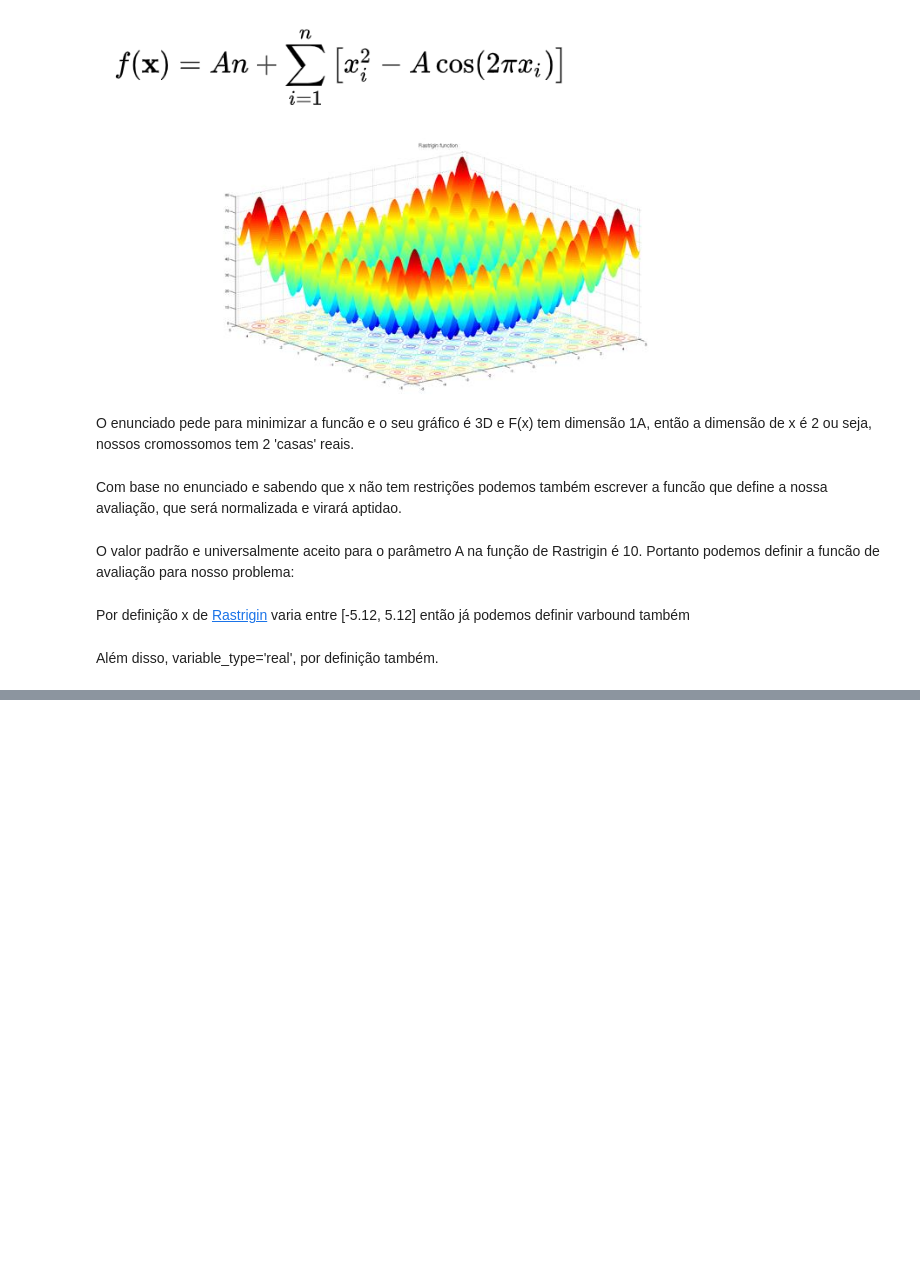
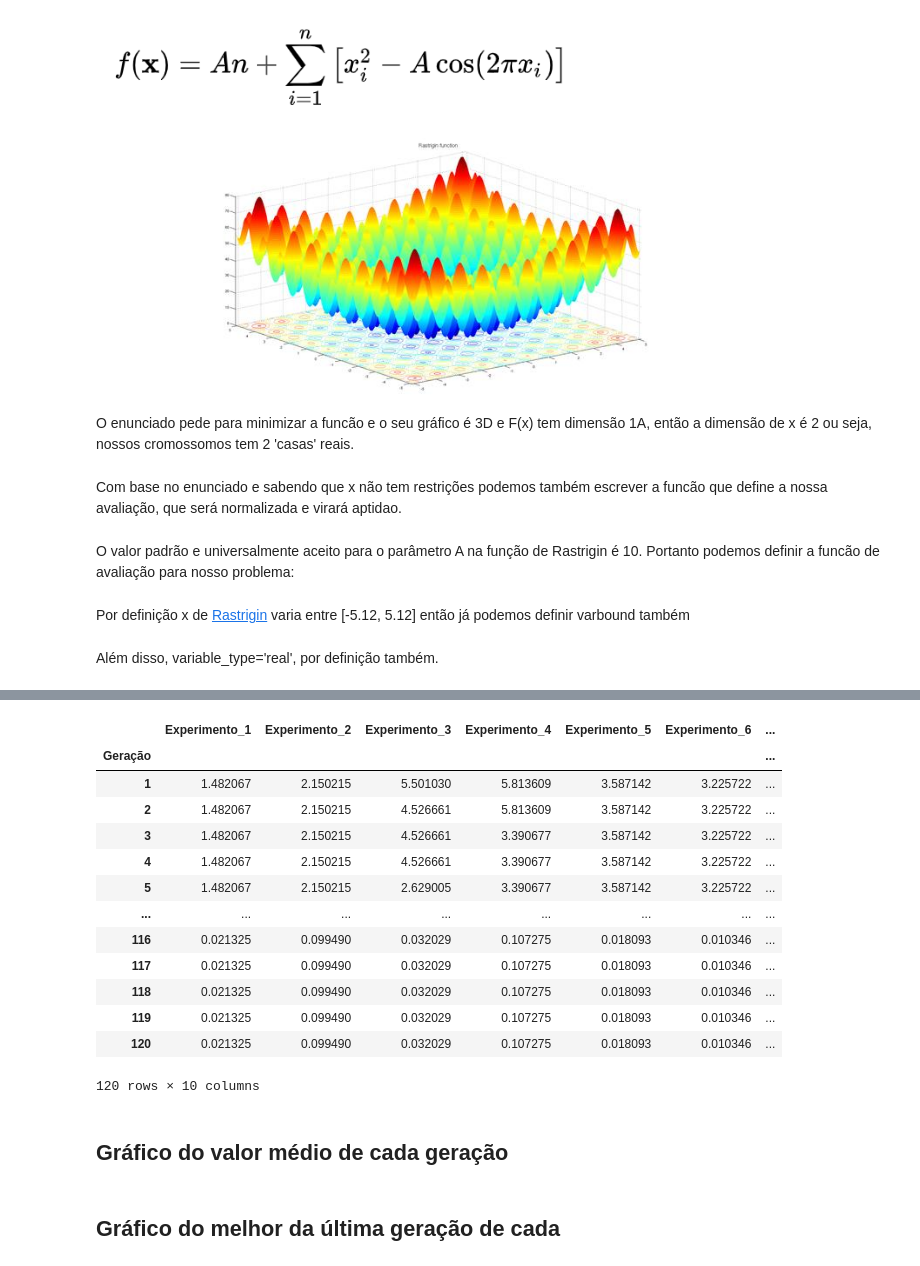
Before and after one commit to MtHenriqueF/GA-Rastrigin-1, a Jupyter notebook: GA.ipynb, the cells around one changed output, grey strips where cells are left out. Saved outputs shown, nothing was run; the diff lists cells and outputs as text; code cells hidden in the pictures; blank space fills up the shorter version.

```diff
--- a/GA.ipynb
+++ b/GA.ipynb
@@ -406,0 +394,43 @@ Além disso, variable_type='real', por definição também.
+# %%
+n_dimensao = 2
+num_execucoes = 10
+
+algorithm_param = {
+    'max_num_iteration': 120,
+    'population_size': 200,
+    'mutation_probability': 0.01,
+    'mutation_type': 'gauss_by_x',
+    'crossover_type': 'uniform',
+    'elit_ratio': 0.10,
+    'parents_portion': 0.9,
+    'selection_type': 'tournament',
+}
+
+tabela_resultados = executar_experimentos(
+    algorithm_param=algorithm_param,
+    n_dim=n_dimensao,
+    num_experimentos=num_execucoes
+)
+
+plotar_resultados_experimentos(tabela_resultados, "EXPERIMENTO 1")
+# %%
+tabela_resultados
+# %% [output]
+|  | Experimento_1 | Experimento_2 | Experimento_3 | Experimento_4 | Experimento_5 | Experimento_6 | ... |
+| Geração |  |  |  |  |  |  | ... |
+| 1 | 1.482067 | 2.150215 | 5.501030 | 5.813609 | 3.587142 | 3.225722 | ... |
+| 2 | 1.482067 | 2.150215 | 4.526661 | 5.813609 | 3.587142 | 3.225722 | ... |
+| 3 | 1.482067 | 2.150215 | 4.526661 | 3.390677 | 3.587142 | 3.225722 | ... |
+| 4 | 1.482067 | 2.150215 | 4.526661 | 3.390677 | 3.587142 | 3.225722 | ... |
+| 5 | 1.482067 | 2.150215 | 2.629005 | 3.390677 | 3.587142 | 3.225722 | ... |
+| ... | ... | ... | ... | ... | ... | ... | ... |
+| 116 | 0.021325 | 0.099490 | 0.032029 | 0.107275 | 0.018093 | 0.010346 | ... |
+| 117 | 0.021325 | 0.099490 | 0.032029 | 0.107275 | 0.018093 | 0.010346 | ... |
+| 118 | 0.021325 | 0.099490 | 0.032029 | 0.107275 | 0.018093 | 0.010346 | ... |
+| 119 | 0.021325 | 0.099490 | 0.032029 | 0.107275 | 0.018093 | 0.010346 | ... |
+| 120 | 0.021325 | 0.099490 | 0.032029 | 0.107275 | 0.018093 | 0.010346 | ... |
+120 rows × 10 columns
+# %% [markdown]
+## Gráfico do valor médio de cada geração
+# %% [markdown]
+## Gráfico do melhor da última geração de cada
```
Also changed, not shown: parts of 30 cells of this notebook.
